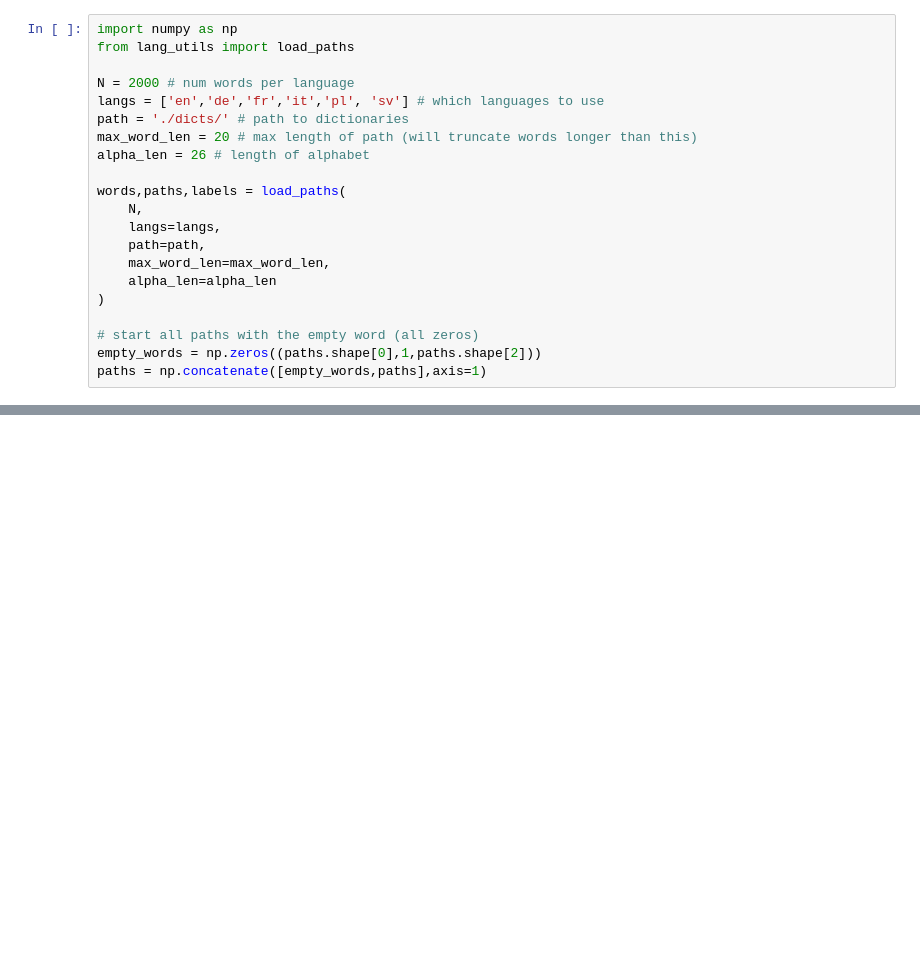
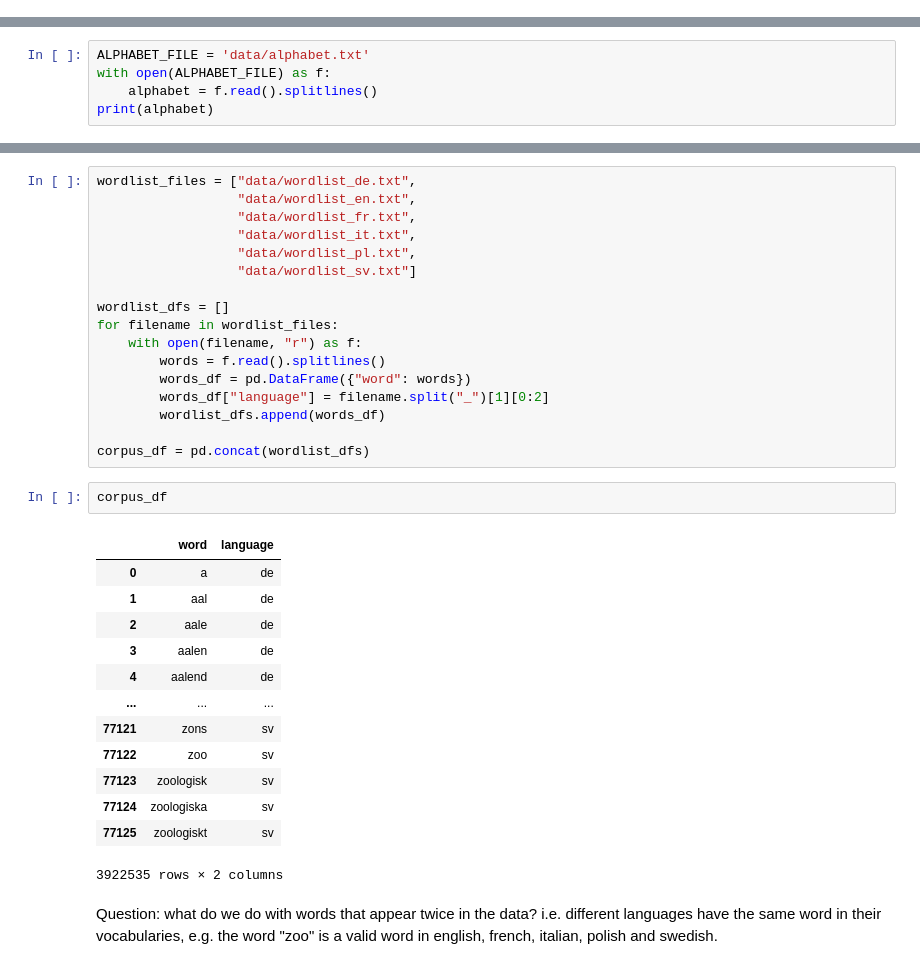
Before and after one commit to datasig-ac-uk/nlpsig, a Jupyter notebook: notebooks/alphabet_example/alphabet_analysis.ipynb, the cells around one changed output, grey strips where cells are left out. Drawn from its saved outputs; the diff is of its cells as text; blank space fills up the shorter version.

```diff
--- a/notebooks/alphabet_example/alphabet_analysis.ipynb
+++ b/notebooks/alphabet_example/alphabet_analysis.ipynb
@@ -1,21 +0,0 @@
-# %%
-import numpy as np
-from lang_utils import load_paths
-
-N = 2000 # num words per language
-langs = ['en','de','fr','it','pl', 'sv'] # which languages to use
-path = './dicts/' # path to dictionaries
-max_word_len = 20 # max length of path (will truncate words longer than this)
-alpha_len = 26 # length of alphabet
-
-words,paths,labels = load_paths(
-    N,
-    langs=langs,
-    path=path,
-    max_word_len=max_word_len,
-    alpha_len=alpha_len
-)
-
-# start all paths with the empty word (all zeros)
-empty_words = np.zeros((paths.shape[0],1,paths.shape[2]))
-paths = np.concatenate([empty_words,paths],axis=1)
@@ -31,0 +38,5 @@ words[0
+# %%
+ALPHABET_FILE = 'data/alphabet.txt'
+with open(ALPHABET_FILE) as f:
+    alphabet = f.read().splitlines()
+print(alphabet)
@@ -31,0 +65,35 @@ words[0
+# %%
+wordlist_files = ["data/wordlist_de.txt",
+                  "data/wordlist_en.txt",
+                  "data/wordlist_fr.txt",
+                  "data/wordlist_it.txt",
+                  "data/wordlist_pl.txt",
+                  "data/wordlist_sv.txt"]
+
+wordlist_dfs = []
+for filename in wordlist_files:
+    with open(filename, "r") as f:
+        words = f.read().splitlines()
+        words_df = pd.DataFrame({"word": words})
+        words_df["language"] = filename.split("_")[1][0:2]
+        wordlist_dfs.append(words_df)
+
+corpus_df = pd.concat(wordlist_dfs)
+# %%
+corpus_df
+# %% [output]
+|  | word | language |
+| 0 | a | de |
+| 1 | aal | de |
+| 2 | aale | de |
+| 3 | aalen | de |
+| 4 | aalend | de |
+| ... | ... | ... |
+| 77121 | zons | sv |
+| 77122 | zoo | sv |
+| 77123 | zoologisk | sv |
+| 77124 | zoologiska | sv |
+| 77125 | zoologiskt | sv |
+3922535 rows × 2 columns
+# %% [markdown]
+Question: what do we do with words that appear twice in the data? i.e. different languages have the same word in their vocabularies, e.g. the word "zoo" is a valid word in english, french, italian, polish and swedish.
```
Also changed, not shown: parts of 49 cells of this notebook.
